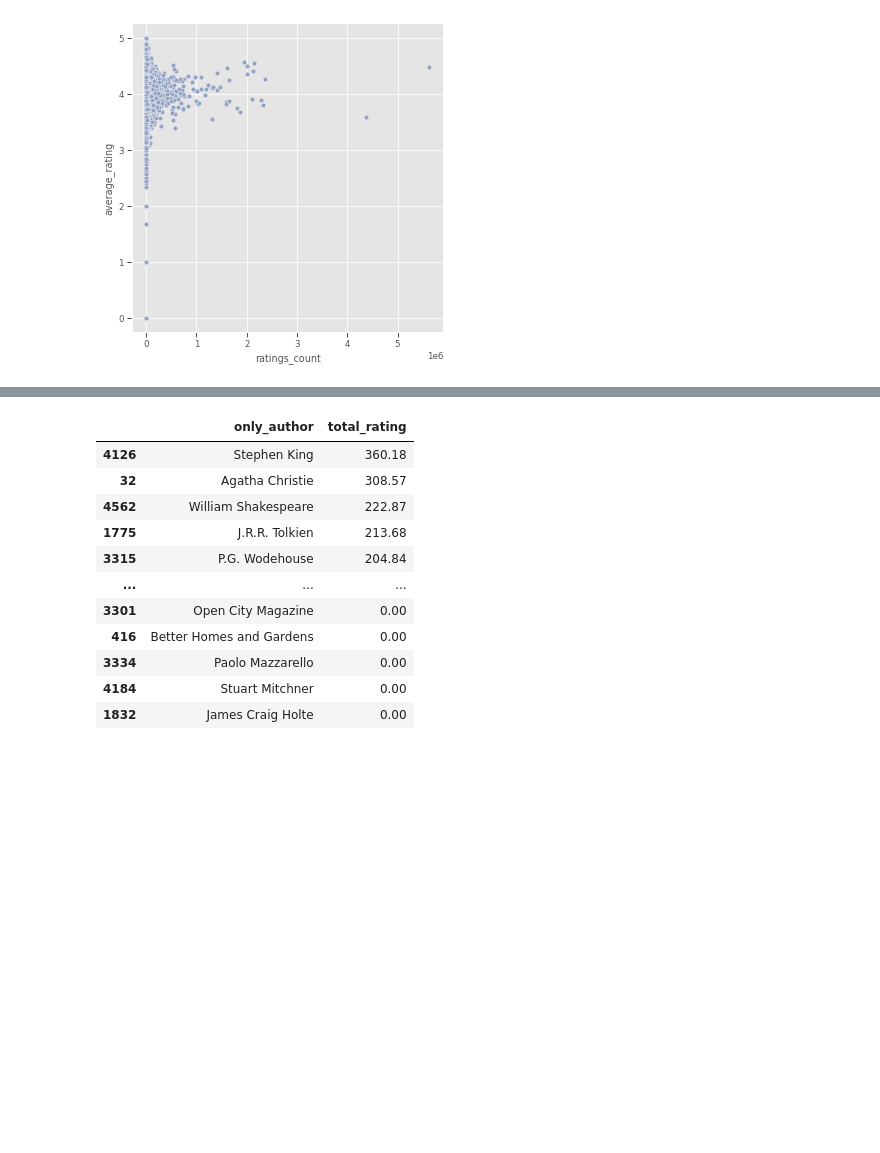
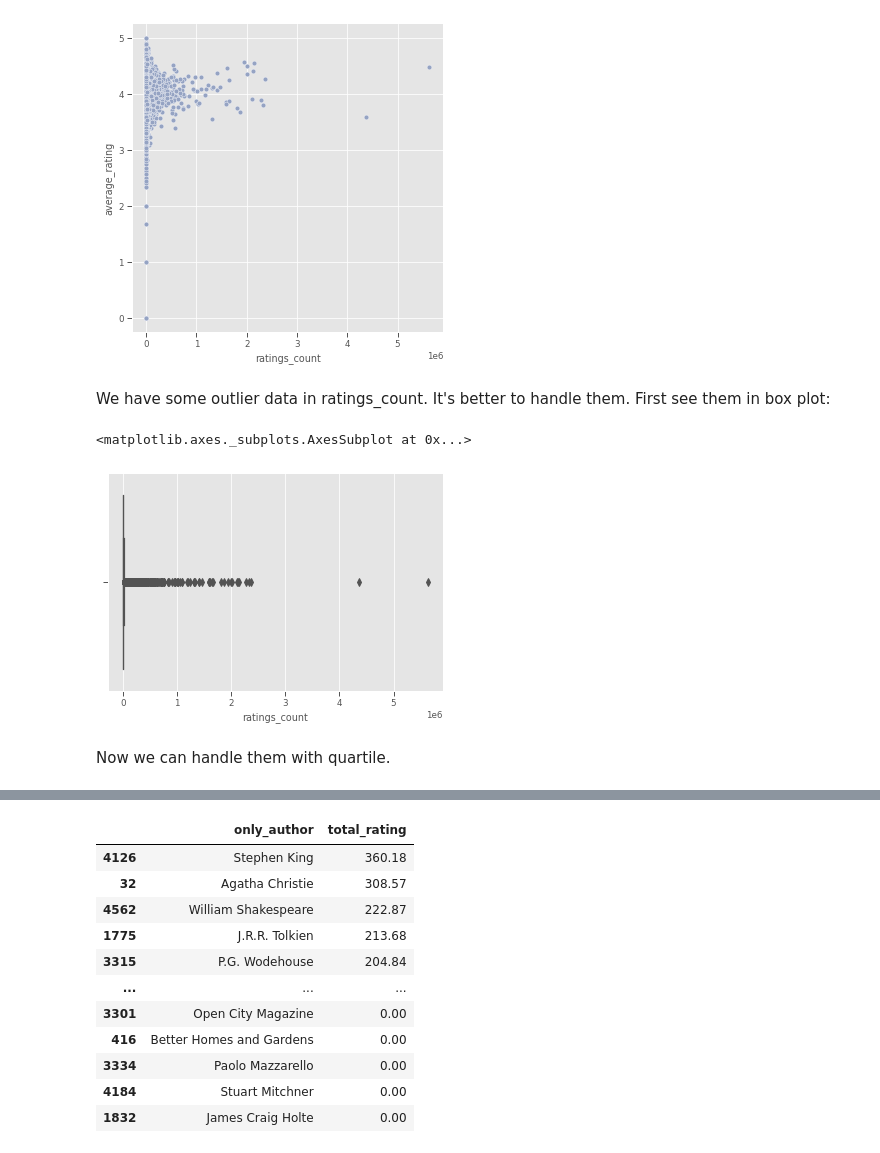
Before and after one commit to sajjad5221/book-recommendation, a Jupyter notebook: book_recommendation.ipynb, the cells around one changed output, grey strips where cells are left out. Cells and saved outputs as stored; diff of their text form; code cells hidden in the pictures; blank space fills up the shorter version.

```diff
--- a/book_recommendation.ipynb
+++ b/book_recommendation.ipynb
@@ -154,3 +156,13 @@ sns.relplot(x = "ratings_count", y = "average_rating",color = '#95a3c3', data =
 # %% [output]
 <seaborn.axisgrid.FacetGrid at 0x...>
 [figure]
+# %% [markdown]
+We have some outlier data in ratings_count. It's better to handle them.
+First see them in box plot:
+# %%
+sns.boxplot(df.ratings_count)
+# %% [output]
+<matplotlib.axes._subplots.AxesSubplot at 0x...>
+[figure, added]
+# %% [markdown]
+Now we can handle them with quartile.
```
Also changed, not shown: parts of 8 cells of this notebook.
